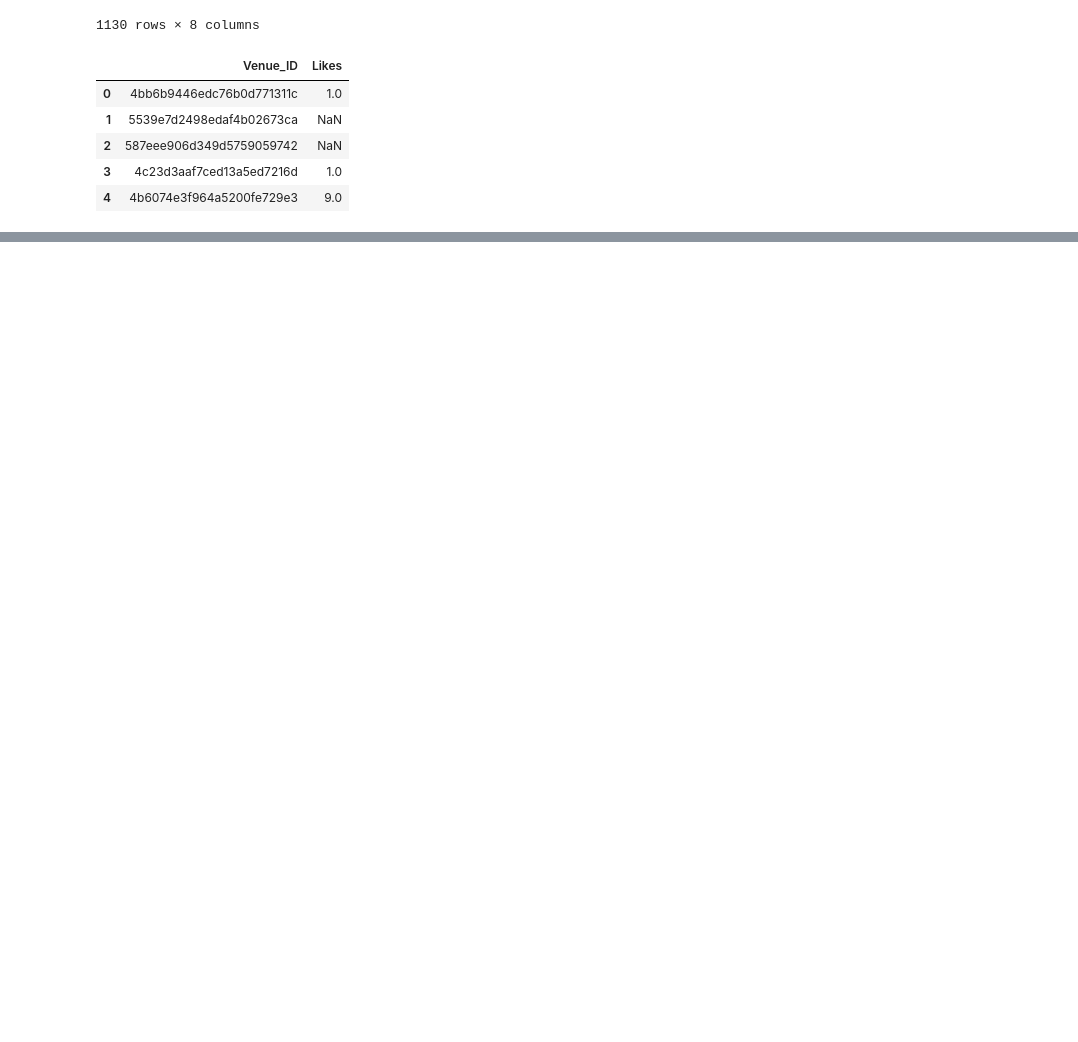
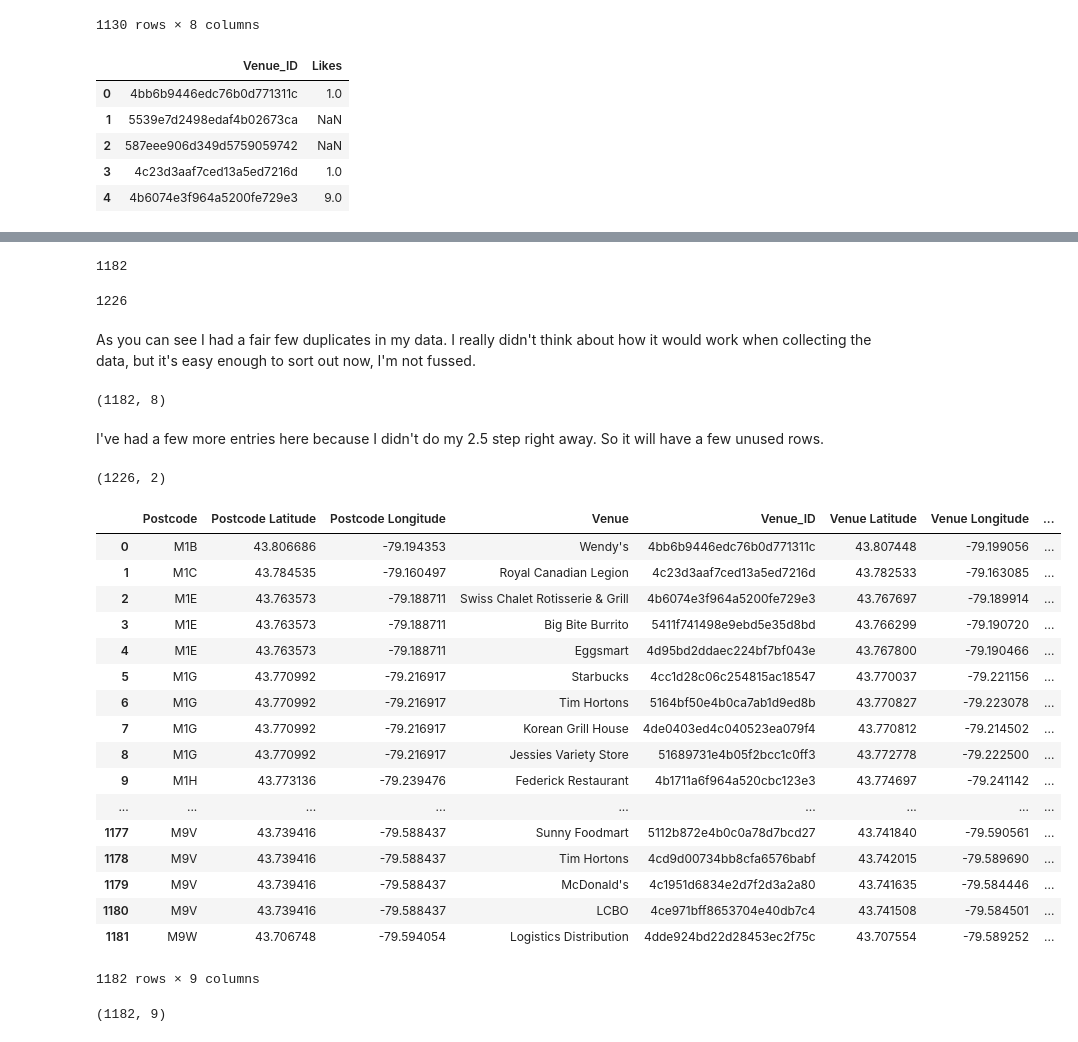
Before and after one commit to benjamin-weller/DataCapstone, a Jupyter notebook: Lunch Options.ipynb, the cells around one changed output, grey strips where cells are left out. Drawn from its saved outputs; the diff is of its cells as text; code cells hidden in the pictures; blank space fills up the shorter version.

```diff
--- a/Lunch Options.ipynb
+++ b/Lunch Options.ipynb
@@ -221,0 +512,51 @@ partial_venues
+# %%
+toronto_venues = pd.read_excel("toronto_venues.xlsx")
+partial_venues = pd.read_excel("partial_venues.xlsx")
+# %%
+len(toronto_venues["Venue_ID"].unique())
+# %% [output]
+1182
+# %%
+len(partial_venues["Venue_ID"].unique())
+# %% [output]
+1226
+# %% [markdown]
+As you can see I had a fair few duplicates in my data. I really didn't think about how it would work when collecting the data, but it's easy enough to sort out now, I'm not fussed.
+# %%
+toronto_venues = toronto_venues[~toronto_venues["Venue_ID"].duplicated()]
+toronto_venues.shape
+# %% [output]
+(1182, 8)
+# %% [markdown]
+I've had a few more entries here because I didn't do my 2.5 step right away. So it will have a few unused rows.
+# %%
+partial_venues = partial_venues[~partial_venues["Venue_ID"].duplicated()]
+partial_venues.shape
+# %% [output]
+(1226, 2)
+# %%
+toronto_venues = toronto_venues.merge(partial_venues, on="Venue_ID", how="left")
+toronto_venues
+# %% [output]
+|  | Postcode | Postcode Latitude | Postcode Longitude | Venue | Venue_ID | Venue Latitude | Venue Longitude | ... |
+| 0 | M1B | 43.806686 | -79.194353 | Wendy's | 4bb6b9446edc76b0d771311c | 43.807448 | -79.199056 | ... |
+| 1 | M1C | 43.784535 | -79.160497 | Royal Canadian Legion | 4c23d3aaf7ced13a5ed7216d | 43.782533 | -79.163085 | ... |
+| 2 | M1E | 43.763573 | -79.188711 | Swiss Chalet Rotisserie & Grill | 4b6074e3f964a5200fe729e3 | 43.767697 | -79.189914 | ... |
+| 3 | M1E | 43.763573 | -79.188711 | Big Bite Burrito | 5411f741498e9ebd5e35d8bd | 43.766299 | -79.190720 | ... |
+| 4 | M1E | 43.763573 | -79.188711 | Eggsmart | 4d95bd2ddaec224bf7bf043e | 43.767800 | -79.190466 | ... |
+| 5 | M1G | 43.770992 | -79.216917 | Starbucks | 4cc1d28c06c254815ac18547 | 43.770037 | -79.221156 | ... |
+| 6 | M1G | 43.770992 | -79.216917 | Tim Hortons | 5164bf50e4b0ca7ab1d9ed8b | 43.770827 | -79.223078 | ... |
+| 7 | M1G | 43.770992 | -79.216917 | Korean Grill House | 4de0403ed4c040523ea079f4 | 43.770812 | -79.214502 | ... |
+| 8 | M1G | 43.770992 | -79.216917 | Jessies Variety Store | 51689731e4b05f2bcc1c0ff3 | 43.772778 | -79.222500 | ... |
+| 9 | M1H | 43.773136 | -79.239476 | Federick Restaurant | 4b1711a6f964a520cbc123e3 | 43.774697 | -79.241142 | ... |
+| ... | ... | ... | ... | ... | ... | ... | ... | ... |
+| 1177 | M9V | 43.739416 | -79.588437 | Sunny Foodmart | 5112b872e4b0c0a78d7bcd27 | 43.741840 | -79.590561 | ... |
+| 1178 | M9V | 43.739416 | -79.588437 | Tim Hortons | 4cd9d00734bb8cfa6576babf | 43.742015 | -79.589690 | ... |
+| 1179 | M9V | 43.739416 | -79.588437 | McDonald's | 4c1951d6834e2d7f2d3a2a80 | 43.741635 | -79.584446 | ... |
+| 1180 | M9V | 43.739416 | -79.588437 | LCBO | 4ce971bff8653704e40db7c4 | 43.741508 | -79.584501 | ... |
+| 1181 | M9W | 43.706748 | -79.594054 | Logistics Distribution | 4dde924bd22d28453ec2f75c | 43.707554 | -79.589252 | ... |
+1182 rows × 9 columns
+# %%
+toronto_venues.shape
+# %% [output]
+(1182, 9)
```
Also changed, not shown: parts of 46 cells of this notebook, 5 other files.
